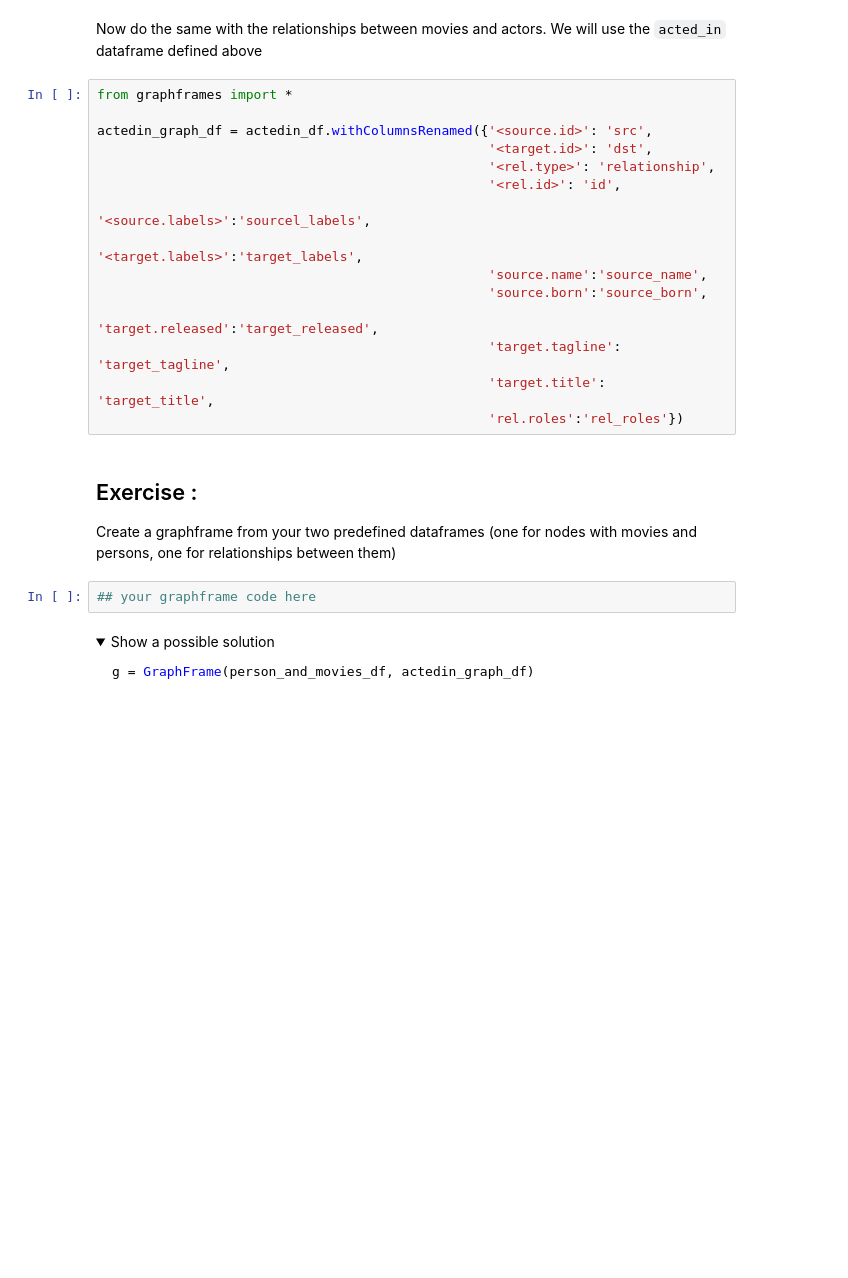
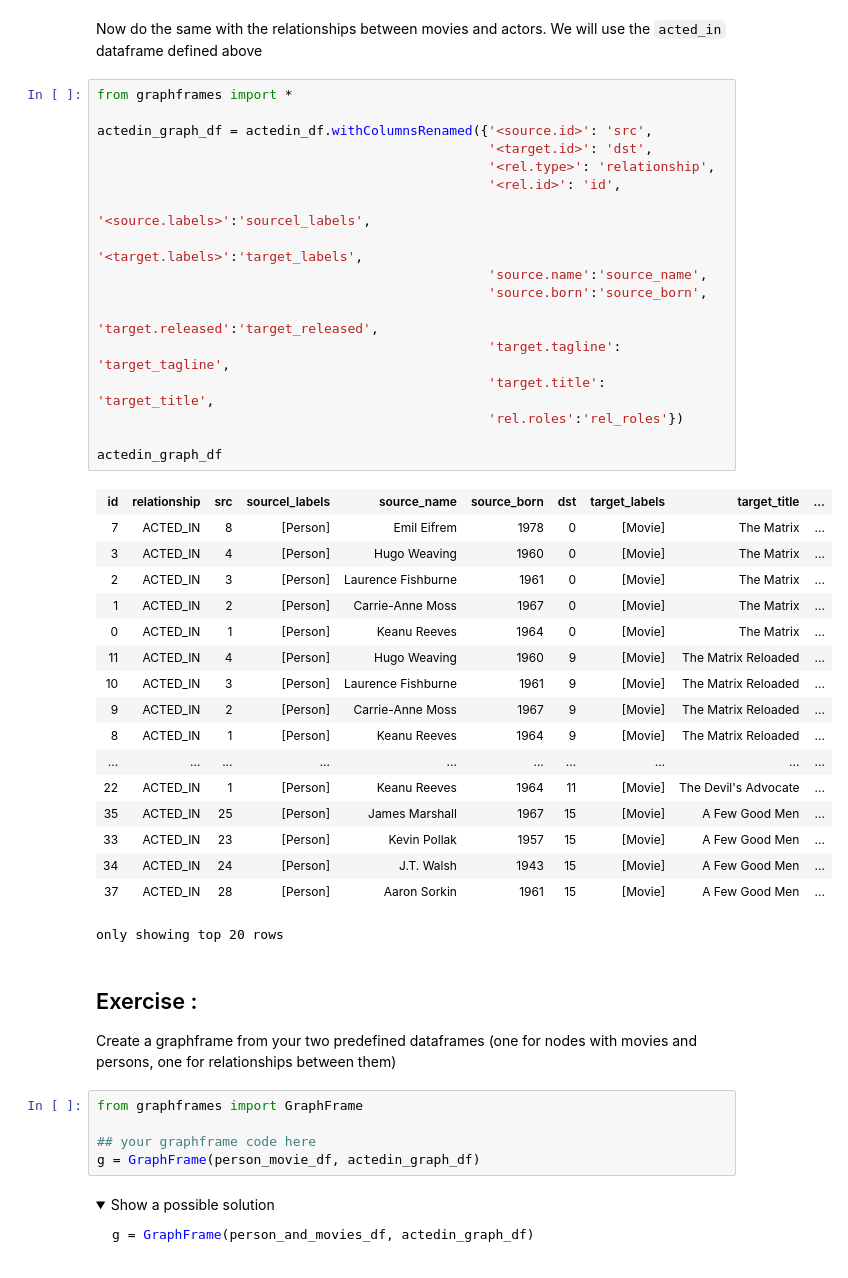
Before and after one commit to antoinech-courses/BigData-TP, a Jupyter notebook: tp7-Neo4J/neo4j_data_engineering.ipynb, the cells around one changed output. Cells and saved outputs as stored; diff of their text form; folded sections open; blank space fills up the shorter version.

```diff
--- a/tp7-Neo4J/neo4j_data_engineering.ipynb
+++ b/tp7-Neo4J/neo4j_data_engineering.ipynb
@@ -1385,23 +1611,46 @@ Now do the same with the relationships between movies and actors. We will use th
 # %%
 from graphframes import *
 
 actedin_graph_df = actedin_df.withColumnsRenamed({'<source.id>': 'src',
                                                   '<target.id>': 'dst',
                                                   '<rel.type>': 'relationship',
                                                   '<rel.id>': 'id',
                                                   '<source.labels>':'sourcel_labels',
                                                   '<target.labels>':'target_labels',
                                                   'source.name':'source_name',
                                                   'source.born':'source_born',
                                                   'target.released':'target_released',
                                                   'target.tagline': 'target_tagline',
                                                   'target.title': 'target_title',
                                                   'rel.roles':'rel_roles'})
+
+actedin_graph_df
+# %% [output]
+| id | relationship | src | sourcel_labels | source_name | source_born | dst | target_labels | target_title | ... |
+| 7 | ACTED_IN | 8 | [Person] | Emil Eifrem | 1978 | 0 | [Movie] | The Matrix | ... |
+| 3 | ACTED_IN | 4 | [Person] | Hugo Weaving | 1960 | 0 | [Movie] | The Matrix | ... |
+| 2 | ACTED_IN | 3 | [Person] | Laurence Fishburne | 1961 | 0 | [Movie] | The Matrix | ... |
+| 1 | ACTED_IN | 2 | [Person] | Carrie-Anne Moss | 1967 | 0 | [Movie] | The Matrix | ... |
+| 0 | ACTED_IN | 1 | [Person] | Keanu Reeves | 1964 | 0 | [Movie] | The Matrix | ... |
+| 11 | ACTED_IN | 4 | [Person] | Hugo Weaving | 1960 | 9 | [Movie] | The Matrix Reloaded | ... |
+| 10 | ACTED_IN | 3 | [Person] | Laurence Fishburne | 1961 | 9 | [Movie] | The Matrix Reloaded | ... |
+| 9 | ACTED_IN | 2 | [Person] | Carrie-Anne Moss | 1967 | 9 | [Movie] | The Matrix Reloaded | ... |
+| 8 | ACTED_IN | 1 | [Person] | Keanu Reeves | 1964 | 9 | [Movie] | The Matrix Reloaded | ... |
+| ... | ... | ... | ... | ... | ... | ... | ... | ... | ... |
+| 22 | ACTED_IN | 1 | [Person] | Keanu Reeves | 1964 | 11 | [Movie] | The Devil's Advocate | ... |
+| 35 | ACTED_IN | 25 | [Person] | James Marshall | 1967 | 15 | [Movie] | A Few Good Men | ... |
+| 33 | ACTED_IN | 23 | [Person] | Kevin Pollak | 1957 | 15 | [Movie] | A Few Good Men | ... |
+| 34 | ACTED_IN | 24 | [Person] | J.T. Walsh | 1943 | 15 | [Movie] | A Few Good Men | ... |
+| 37 | ACTED_IN | 28 | [Person] | Aaron Sorkin | 1961 | 15 | [Movie] | A Few Good Men | ... |
+only showing top 20 rows
 # %% [markdown]
 ## Exercise :
 Create a graphframe from your two predefined dataframes (one for nodes with movies and persons, one for relationships between them)
 # %%
+from graphframes import GraphFrame
+
 ## your graphframe code here
+g = GraphFrame(person_movie_df, actedin_graph_df)
 # %% [markdown]
 <details>
 <summary>
```
Also changed, not shown: parts of 32 cells of this notebook, 2 other files.
